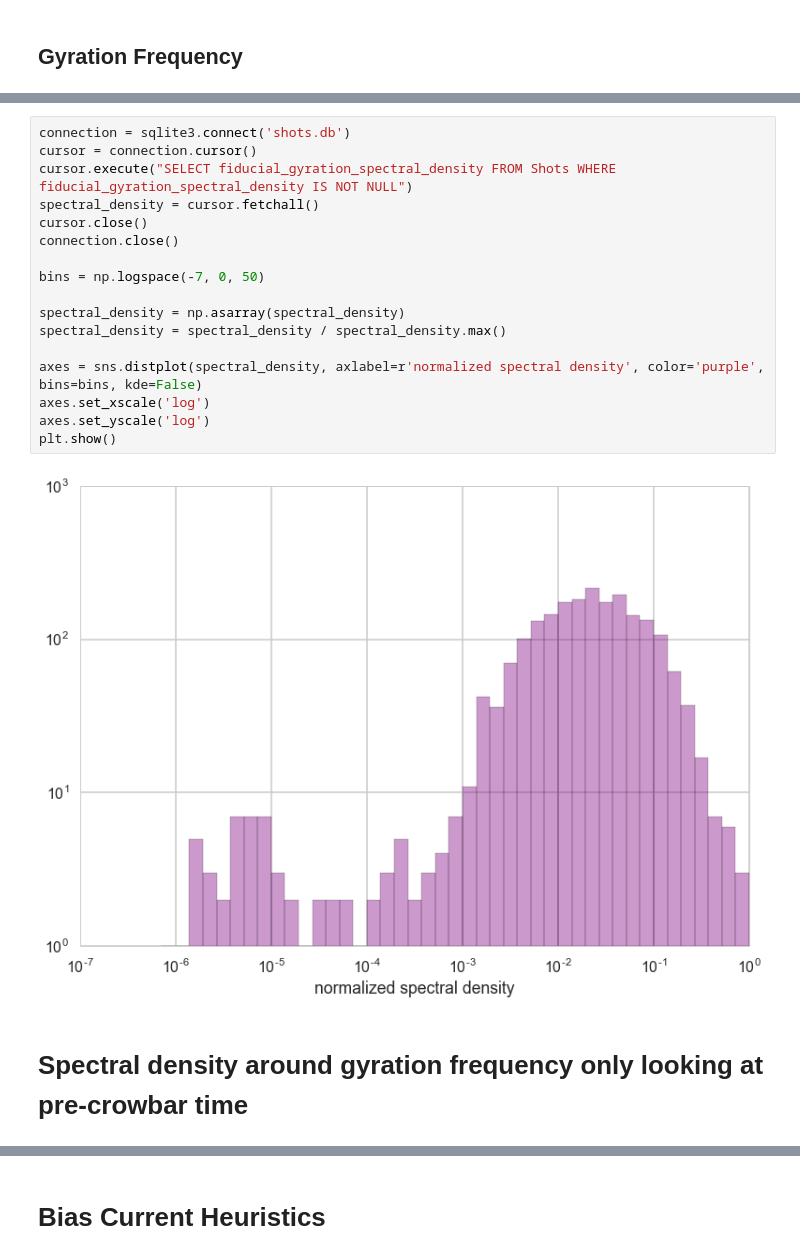
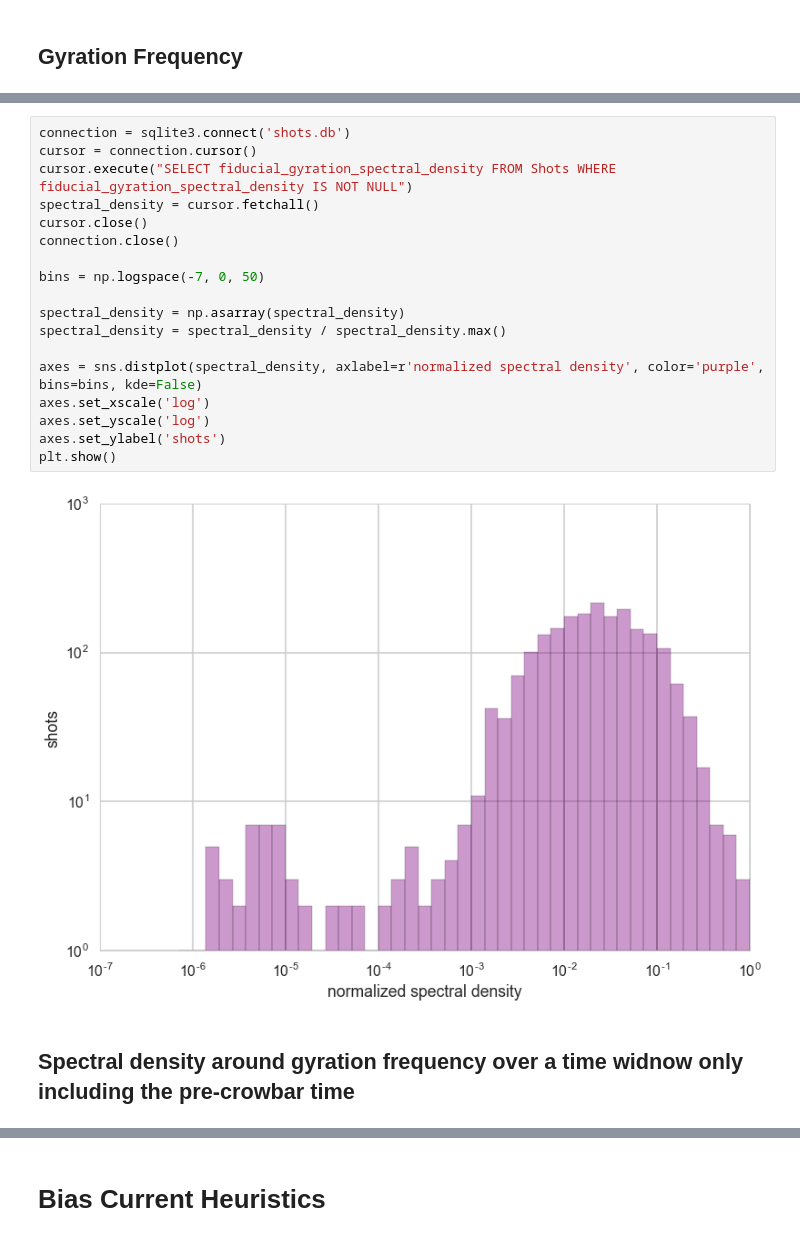
Before and after one commit to jensv/relative_canonical_helicity, a Jupyter notebook: look_at_shot_heuristics.ipynb, the cells around one changed output, grey strips where cells are left out. Cells and saved outputs as stored; diff of their text form.

```diff
--- a/look_at_shot_heuristics.ipynb
+++ b/look_at_shot_heuristics.ipynb
@@ -66,21 +78,22 @@ plt.show()
 # %%
 connection = sqlite3.connect('shots.db')
 cursor = connection.cursor()
 cursor.execute("SELECT fiducial_gyration_spectral_density FROM Shots WHERE fiducial_gyration_spectral_density IS NOT NULL")
 spectral_density = cursor.fetchall()
 cursor.close()
 connection.close()
 
 bins = np.logspace(-7, 0, 50)
 
 spectral_density = np.asarray(spectral_density)
 spectral_density = spectral_density / spectral_density.max()
 
 axes = sns.distplot(spectral_density, axlabel=r'normalized spectral density', color='purple', bins=bins, kde=False)
 axes.set_xscale('log')
 axes.set_yscale('log')
+axes.set_ylabel('shots')
 plt.show()
 # %% [output]
-[figure, old version]
+[figure, new version]
 # %% [markdown]
-# Spectral density around gyration frequency only looking at pre-crowbar time
+## Spectral density around gyration frequency over a time widnow only including the pre-crowbar time
```
Also changed, not shown: parts of 23 cells of this notebook.
